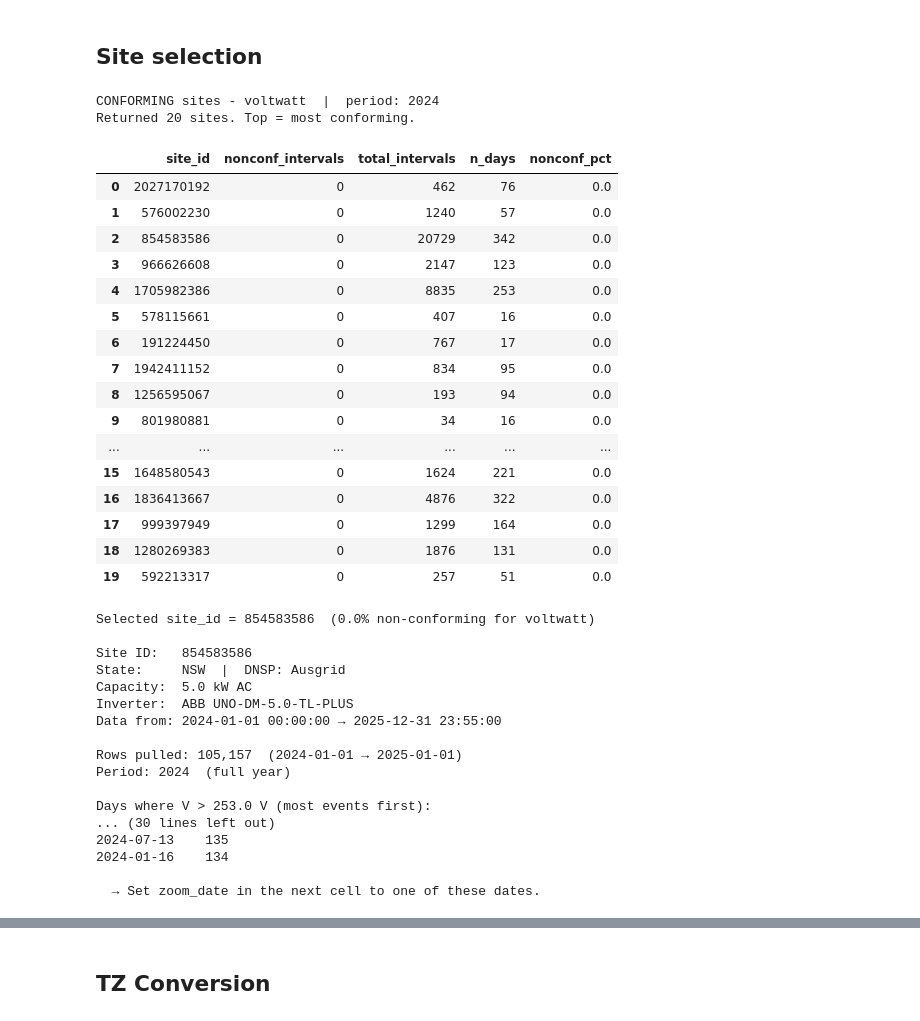
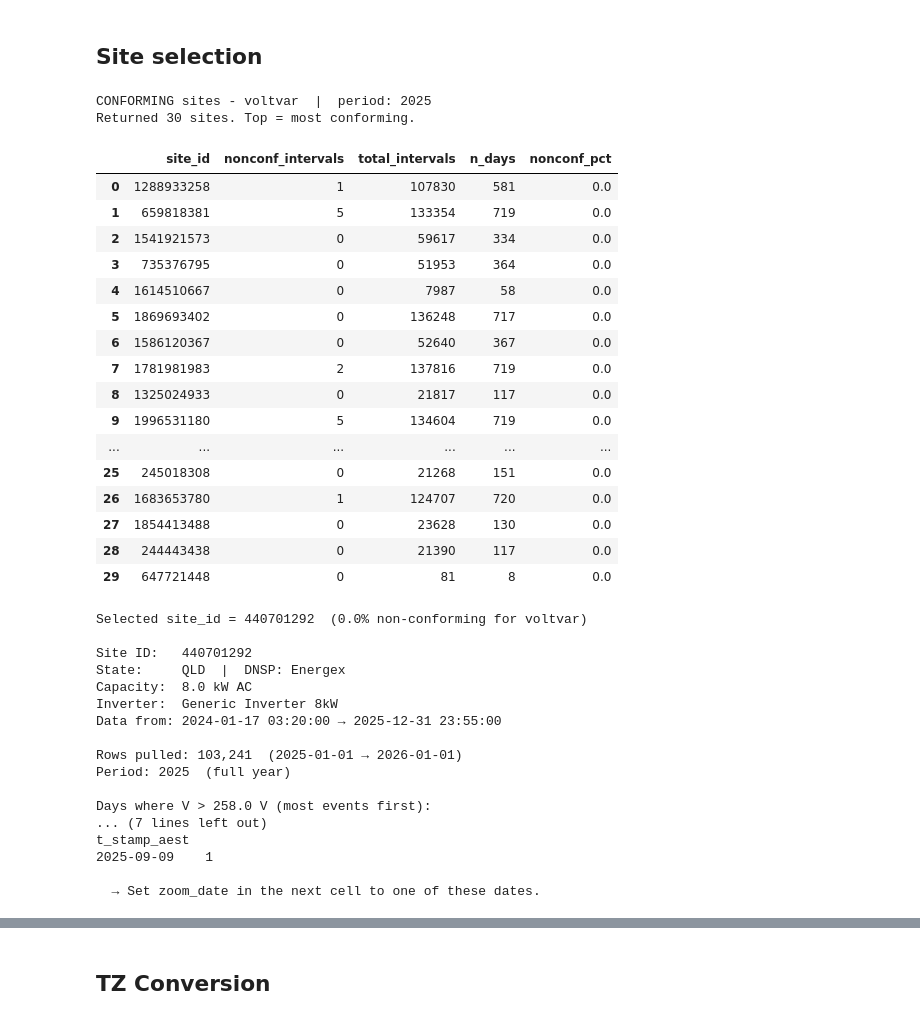
Before and after one commit to UNSW-CEEM/CICCADA, a Jupyter notebook: bms_sa_review/data_query/01_data_exploration.ipynb, the cells around one changed output, grey strips where cells are left out. Saved outputs shown, nothing was run; the diff lists cells and outputs as text; code cells hidden in the pictures.

```diff
--- a/bms_sa_review/data_query/01_data_exploration.ipynb
+++ b/bms_sa_review/data_query/01_data_exploration.ipynb
@@ -570,17 +570,7 @@ AS4777 constants loaded:
 ## Site selection
 # %%
 # =============================================================================
-# Pick a site by conformance behaviour
-# =============================================================================
-# The conformance tables store one row per site PER DAY. We aggregate to a
-# per-site rate = nonconformance_count / total_count, then pick from the top
-# (worst offenders) or bottom (cleanest) of that ranking.
-#
-#   CHECK    : "voltwatt" or "voltvar" (or other TBD)
-#   BEHAVIOUR: "nonconforming" or "conforming"
-# =============================================================================
-# =============================================================================
-# Controls: pick a response mode and pull a ranked site list
+# Select a response mode and pull a ranked site list
 # =============================================================================
 # RESPONSE_MODE : one of:
 #                   "voltwatt",
@@ -595,13 +585,13 @@ AS4777 constants loaded:
 #                 set MONTH=None to rank over the full year (slower, one Athena scan per site)
 # =============================================================================
 
-RESPONSE_MODE = "voltwatt"    # see options above
+RESPONSE_MODE = "voltvar"    # see options above
 BEHAVIOUR     = "conforming"    # "nonconforming" or "conforming"
 PLOT_TYPE     = "operational"    # "operational" or "protective"  # TBD: thrown an if
-YEAR          = 2024
+YEAR          = 2025
 MONTH         = None            # None = full year, int = single month
 MIN_DAYS      = 5               # min days of data before a site is eligible
-N_RESULTS     = 20              # how many sites to return in the ranking
+N_RESULTS     = 30              # how many sites to return in the ranking
 
 # Map response mode to conformance table and non-conformance count column
 _MODE_MAP = {
@@ -618,51 +608,51 @@ if RESPONSE_MODE not in _MODE_MAP:
 _table, _nonconf_col = _MODE_MAP[RESPONSE_MODE]
 _order = "DESC" if BEHAVIOUR == "nonconforming" else "ASC"
 
 # Build WHERE clause: year always required; month optional
 _year_filter = f"year = {YEAR}"
 _month_filter = f" AND month = {MONTH}" if MONTH is not None else ""
 _period_label = f"{YEAR}-{MONTH:02d}" if MONTH else str(YEAR)
 
 ranked = aq(f"""
     SELECT
         site_id,
         sum({_nonconf_col})                                            AS nonconf_intervals,
         sum(total_count)                                               AS total_intervals,
         count(*)                                                       AS n_days,
         round(100.0 * sum({_nonconf_col})
               / nullif(sum(total_count), 0), 2)                        AS nonconf_pct
     FROM {_table}
     WHERE {_year_filter}{_month_filter}
     GROUP BY site_id
     HAVING sum(total_count) > 0
        AND count(*) >= {MIN_DAYS}
     ORDER BY nonconf_pct {_order}
     LIMIT {N_RESULTS}
 """, database=SAI)
 
 print(f"{BEHAVIOUR.upper()} sites - {RESPONSE_MODE}  |  period: {_period_label}")
 print(f"Returned {len(ranked)} sites. Top = most {BEHAVIOUR}.")
 ranked
 # %% [output]
-CONFORMING sites - voltwatt  |  period: 2024
-Returned 20 sites. Top = most conforming.
+CONFORMING sites - voltvar  |  period: 2025
+Returned 30 sites. Top = most conforming.
 |  | site_id | nonconf_intervals | total_intervals | n_days | nonconf_pct |
-| 0 | 2027170192 | 0 | 462 | 76 | 0.0 |
-| 1 | 576002230 | 0 | 1240 | 57 | 0.0 |
-| 2 | 854583586 | 0 | 20729 | 342 | 0.0 |
-| 3 | 966626608 | 0 | 2147 | 123 | 0.0 |
-| 4 | 1705982386 | 0 | 8835 | 253 | 0.0 |
-| 5 | 578115661 | 0 | 407 | 16 | 0.0 |
-| 6 | 191224450 | 0 | 767 | 17 | 0.0 |
-| 7 | 1942411152 | 0 | 834 | 95 | 0.0 |
-| 8 | 1256595067 | 0 | 193 | 94 | 0.0 |
-| 9 | 801980881 | 0 | 34 | 16 | 0.0 |
+| 0 | 1288933258 | 1 | 107830 | 581 | 0.0 |
+| 1 | 659818381 | 5 | 133354 | 719 | 0.0 |
+| 2 | 1541921573 | 0 | 59617 | 334 | 0.0 |
+| 3 | 735376795 | 0 | 51953 | 364 | 0.0 |
+| 4 | 1614510667 | 0 | 7987 | 58 | 0.0 |
+| 5 | 1869693402 | 0 | 136248 | 717 | 0.0 |
+| 6 | 1586120367 | 0 | 52640 | 367 | 0.0 |
+| 7 | 1781981983 | 2 | 137816 | 719 | 0.0 |
+| 8 | 1325024933 | 0 | 21817 | 117 | 0.0 |
+| 9 | 1996531180 | 5 | 134604 | 719 | 0.0 |
 | ... | ... | ... | ... | ... | ... |
-| 15 | 1648580543 | 0 | 1624 | 221 | 0.0 |
-| 16 | 1836413667 | 0 | 4876 | 322 | 0.0 |
-| 17 | 999397949 | 0 | 1299 | 164 | 0.0 |
-| 18 | 1280269383 | 0 | 1876 | 131 | 0.0 |
-| 19 | 592213317 | 0 | 257 | 51 | 0.0 |
+| 25 | 245018308 | 0 | 21268 | 151 | 0.0 |
+| 26 | 1683653780 | 1 | 124707 | 720 | 0.0 |
+| 27 | 1854413488 | 0 | 23628 | 130 | 0.0 |
+| 28 | 244443438 | 0 | 21390 | 117 | 0.0 |
+| 29 | 647721448 | 0 | 81 | 8 | 0.0 |
 # %%
 # =============================================================================
 # Pick a site from the ranked list and pull its telemetry
@@ -672,7 +662,7 @@ Returned 20 sites. Top = most conforming.
 # Can also override with any site ID by setting OVERRIDE_SITE_ID.
 # =============================================================================
 
-RANK_INDEX       = 2          # index into ranked (0 = best/worst performer)
+RANK_INDEX       = 14          # index into ranked (0 = best/worst performer)
 OVERRIDE_SITE_ID = None       # set to an int to ignore RANK_INDEX
 PLOT_YEAR        = YEAR       # year of telemetry to plot (usually same as YEAR)
 PLOT_MONTH       = MONTH if MONTH else 1  # month to pull; pick a month if YEAR was full-year
@@ -785,21 +775,21 @@ print(f"\nDays where V > {_v_thr} V (most events first):")
 print(days_with_events.head(10).to_string())
 print("\n  → Set zoom_date in the next cell to one of these dates.")
 # %% [output]
-Selected site_id = 854583586  (0.0% non-conforming for voltwatt)
+Selected site_id = 440701292  (0.0% non-conforming for voltvar)
 
-Site ID:   854583586
-State:     NSW  |  DNSP: Ausgrid
-Capacity:  5.0 kW AC
-Inverter:  ABB UNO-DM-5.0-TL-PLUS
-Data from: 2024-01-01 00:00:00 → 2025-12-31 23:55:00
+Site ID:   440701292
+State:     QLD  |  DNSP: Energex
+Capacity:  8.0 kW AC
+Inverter:  Generic Inverter 8kW
+Data from: 2024-01-17 03:20:00 → 2025-12-31 23:55:00
 
-Rows pulled: 105,157  (2024-01-01 → 2025-01-01)
-Period: 2024  (full year)
+Rows pulled: 103,241  (2025-01-01 → 2026-01-01)
+Period: 2025  (full year)
 
-Days where V > 253.0 V (most events first):
-... (30 lines left out)
-2024-07-13    135
-2024-01-16    134
+Days where V > 258.0 V (most events first):
+... (7 lines left out)
+t_stamp_aest
+2025-09-09    1
 
   → Set zoom_date in the next cell to one of these dates.
 # %%
```
Also changed, not shown: parts of 7 cells of this notebook.
